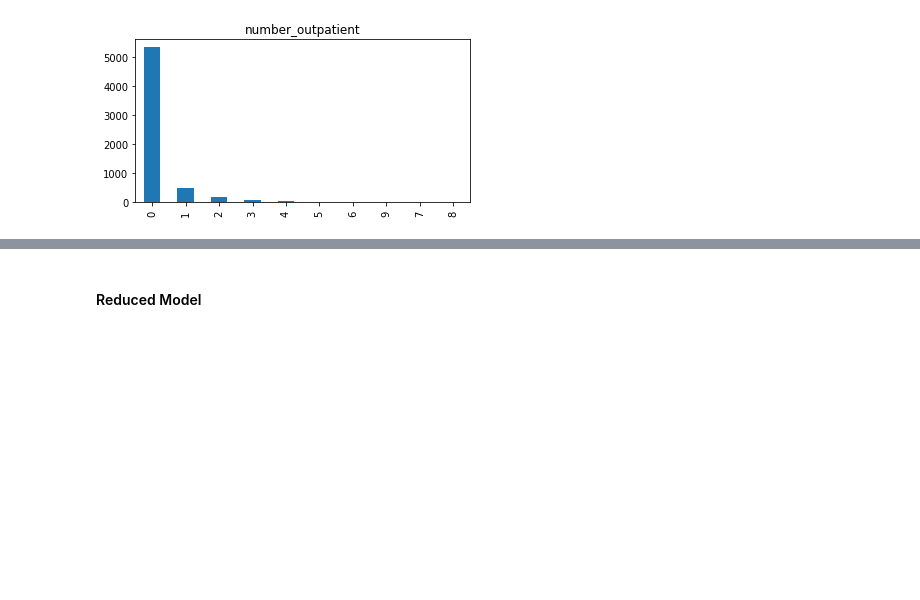
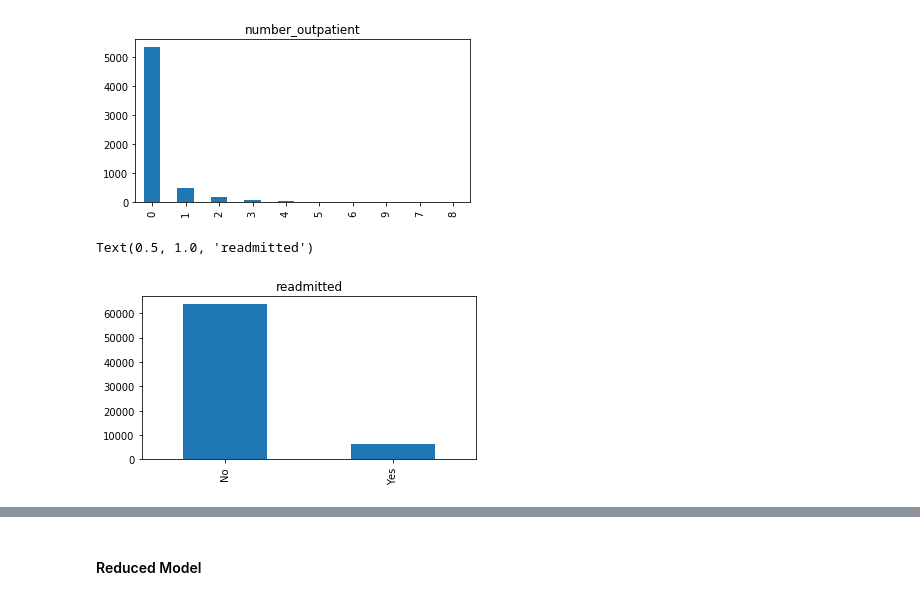
Before and after one commit to capstone-hospital-readmission/hospital-readmissions, a Jupyter notebook: hospital_readmission_reduce.ipynb, the cells around one changed output, grey strips where cells are left out. Cells and saved outputs as stored; diff of their text form; code cells hidden in the pictures; blank space fills up the shorter version.

```diff
--- a/hospital_readmission_reduce.ipynb
+++ b/hospital_readmission_reduce.ipynb
@@ -151,5 +152,12 @@ plt.title("number_outpatient")
 # %% [output]
 Text(0.5, 1.0, 'number_outpatient')
 [figure]
+# %%
+plt.rcParams['figure.figsize']= [6.0, 3.0]
+df['readmitted'].value_counts().plot(kind='bar')
+plt.title("readmitted")
+# %% [output]
+Text(0.5, 1.0, 'readmitted')
+[figure, added]
 # %%
 plt.rcParams['figure.figsize']= [8.0, 5.0]
```
Also changed, not shown: parts of 26 cells of this notebook, 3 other files.
